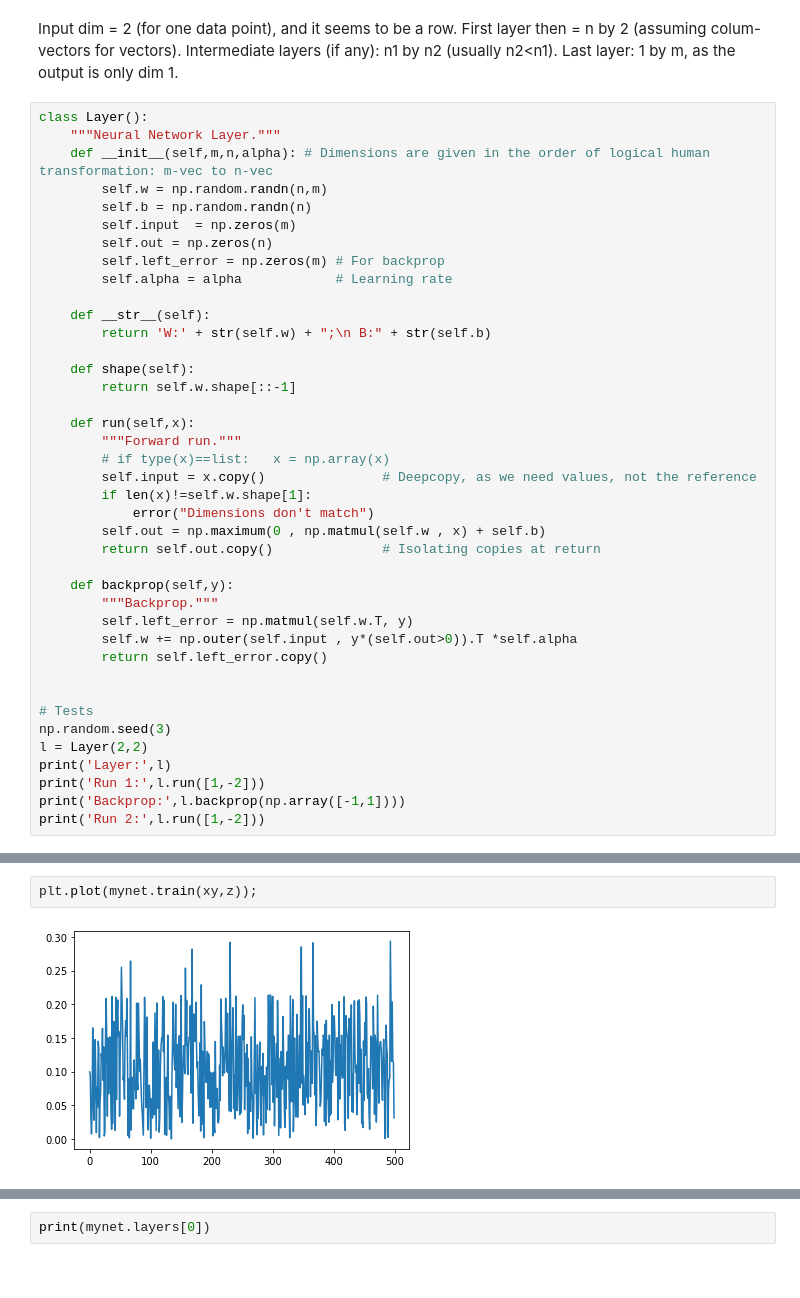
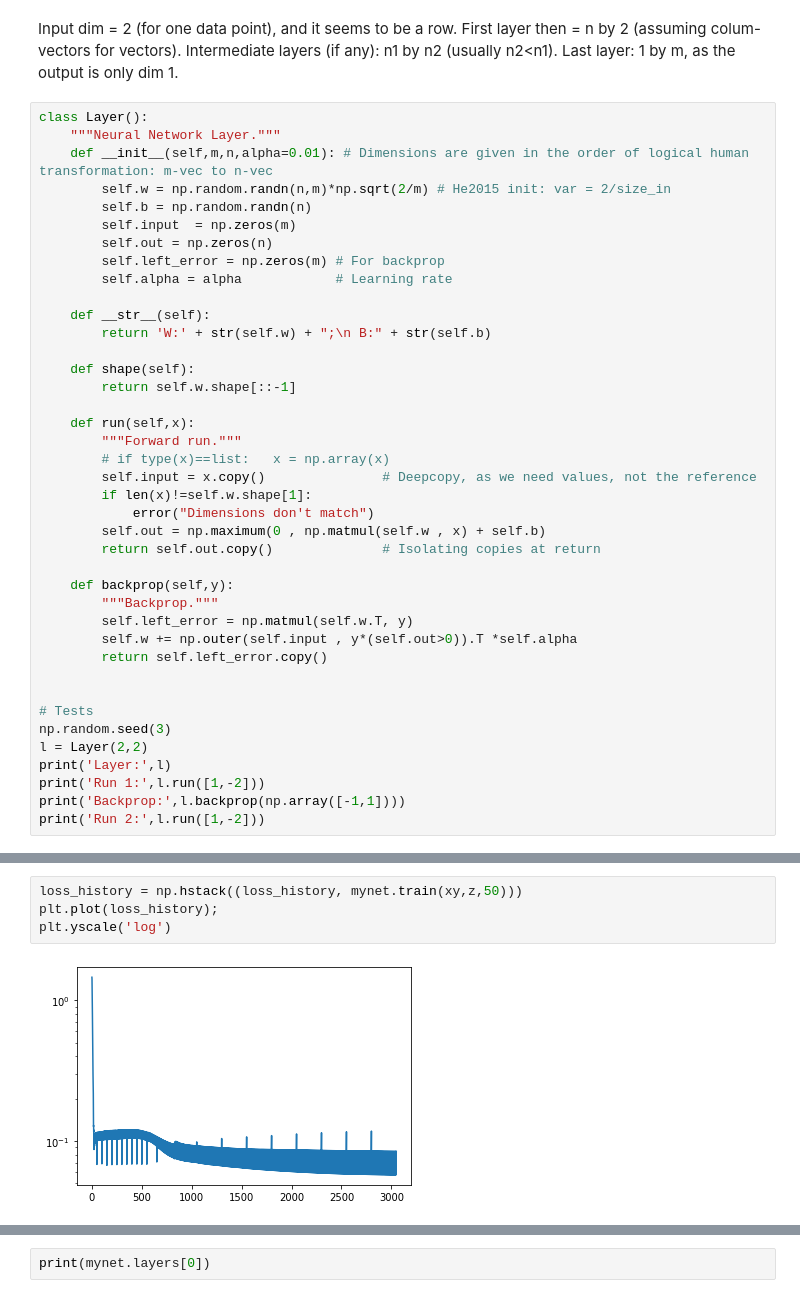
Before and after one commit to khakhalin/Sketches, a Jupyter notebook: sklearn_experiments/manual_dl.ipynb, the cells around one changed output, grey strips where cells are left out. Cells and saved outputs as stored; diff of their text form.

```diff
--- a/sklearn_experiments/manual_dl.ipynb
+++ b/sklearn_experiments/manual_dl.ipynb
@@ -45,8 +45,8 @@ Input dim = 2 (for one data point), and it seems to be a row. First layer then =
 # %%
 class Layer():
     """Neural Network Layer."""
-    def __init__(self,m,n,alpha): # Dimensions are given in the order of logical human transformation: m-vec to n-vec
-        self.w = np.random.randn(n,m)
+    def __init__(self,m,n,alpha=0.01): # Dimensions are given in the order of logical human transformation: m-vec to n-vec
+        self.w = np.random.randn(n,m)*np.sqrt(2/m) # He2015 init: var = 2/size_in
         self.b = np.random.randn(n)
         self.input  = np.zeros(m)
         self.out = np.zeros(n)
@@ -137,7 +153,9 @@ TypeError: __init__() missing 1 required positional argument: 'alpha'
-# %%
-plt.plot(mynet.train(xy,z));
-# %% [output]
-[figure, removed]
+# %%
+loss_history = np.hstack((loss_history, mynet.train(xy,z,50)))
+plt.plot(loss_history);
+plt.yscale('log')
+# %% [output]
+[figure, added]
 # %%
 plt.plot(mynet.process(xy),z,'.');
 # %% [output]
```
Also changed, not shown: parts of 6 cells of this notebook.
